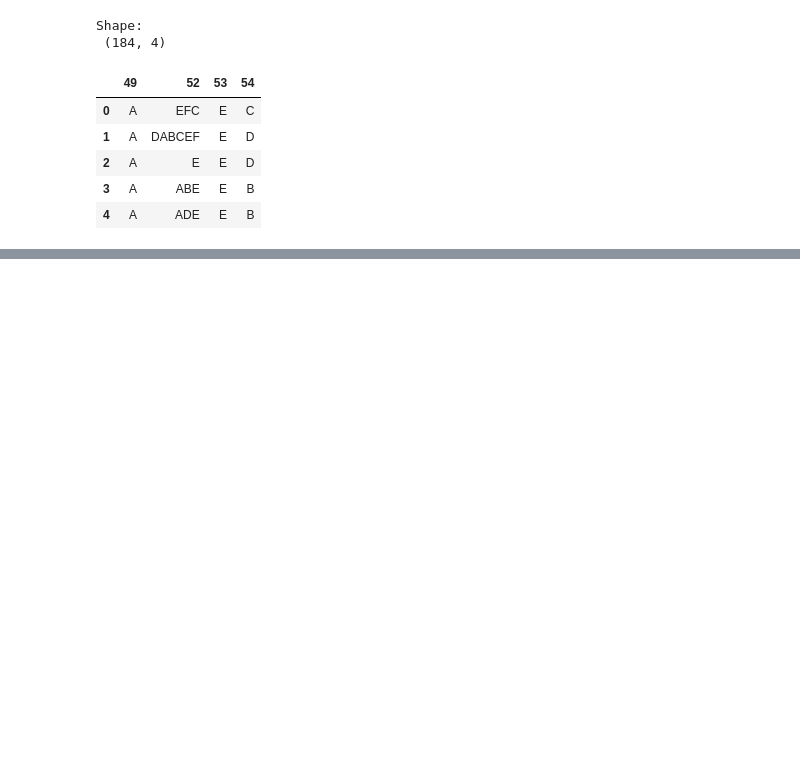
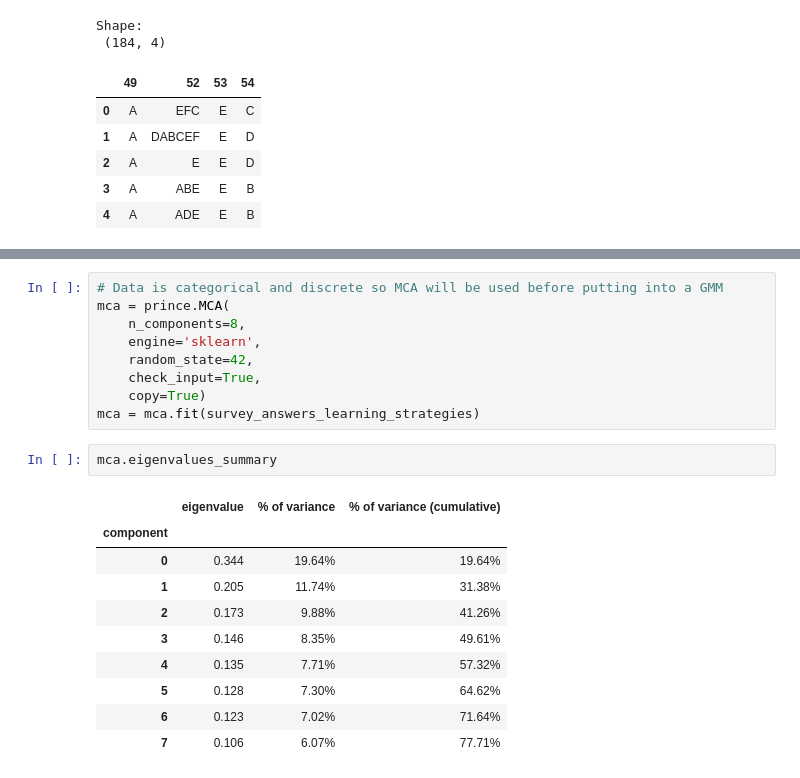
Before and after one commit to Hakan-Erol/bachelor-thesis, a Jupyter notebook: Thesis_code.ipynb, the cells around one changed output, grey strips where cells are left out. Cells and saved outputs as stored; diff of their text form; blank space fills up the shorter version.

```diff
--- a/Thesis_code.ipynb
+++ b/Thesis_code.ipynb
@@ -132,0 +158,22 @@ Different occurences question 52: 54
+# %%
+# Data is categorical and discrete so MCA will be used before putting into a GMM
+mca = prince.MCA(
+    n_components=8,
+    engine='sklearn',
+    random_state=42,
+    check_input=True,
+    copy=True)
+mca = mca.fit(survey_answers_learning_strategies)
+# %%
+mca.eigenvalues_summary
+# %% [output]
+|  | eigenvalue | % of variance | % of variance (cumulative) |
+| component |  |  |  |
+| 0 | 0.344 | 19.64% | 19.64% |
+| 1 | 0.205 | 11.74% | 31.38% |
+| 2 | 0.173 | 9.88% | 41.26% |
+| 3 | 0.146 | 8.35% | 49.61% |
+| 4 | 0.135 | 7.71% | 57.32% |
+| 5 | 0.128 | 7.30% | 64.62% |
+| 6 | 0.123 | 7.02% | 71.64% |
+| 7 | 0.106 | 6.07% | 77.71% |
```
Also changed, not shown: parts of 4 cells of this notebook.
